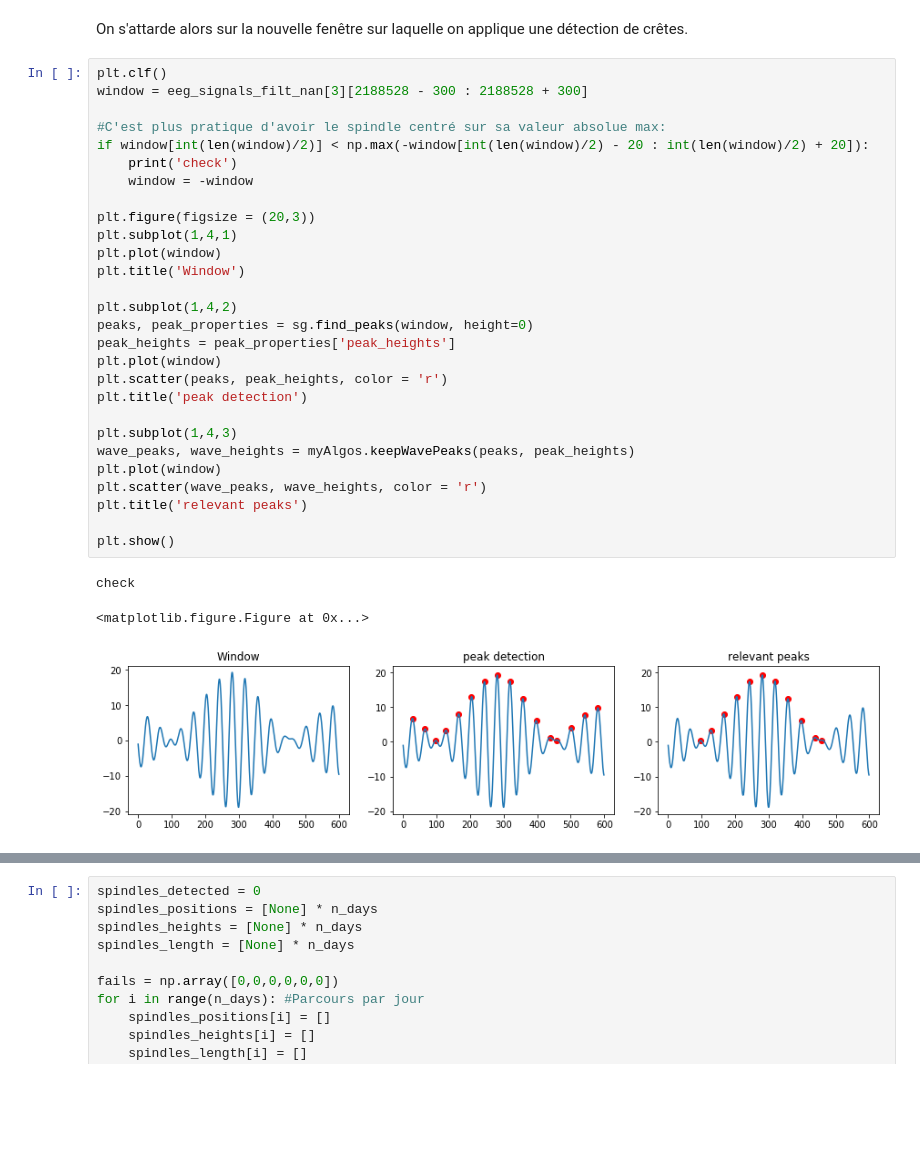
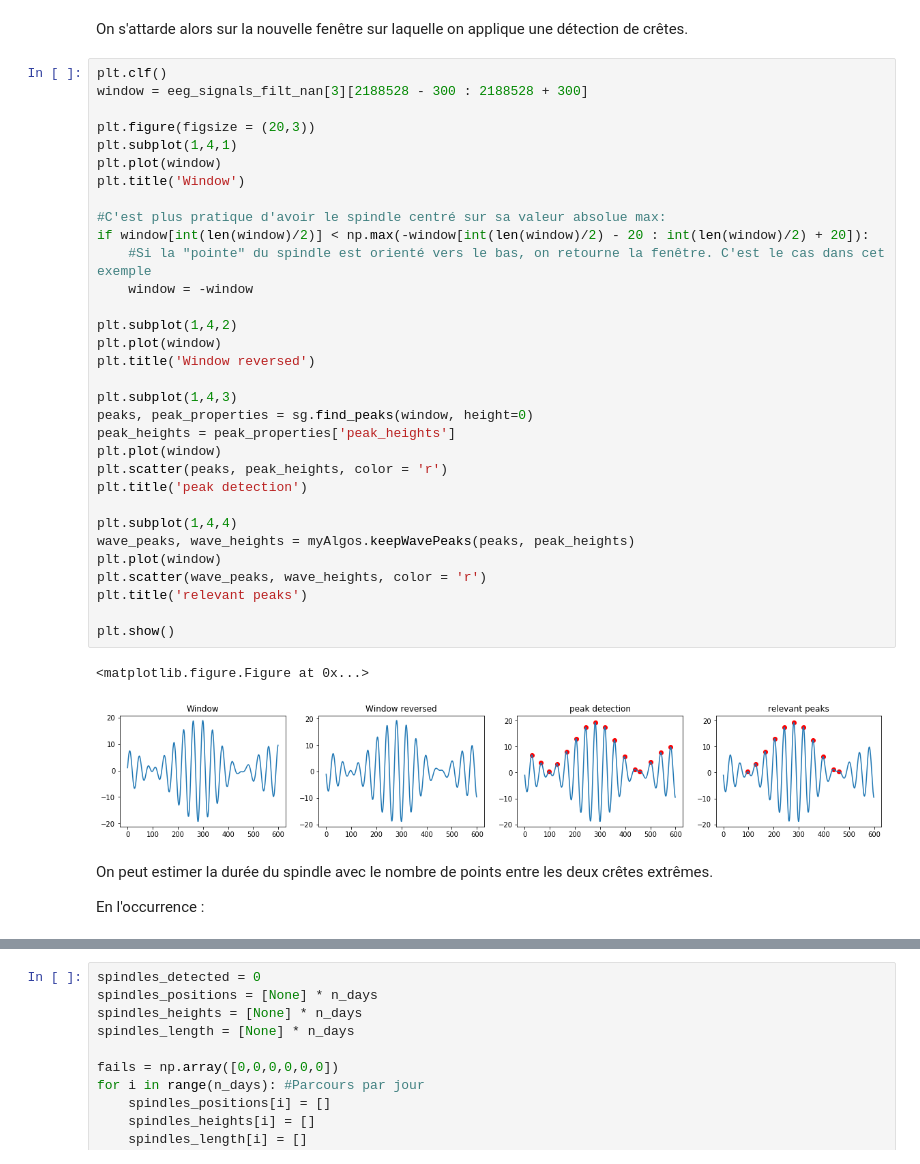
Before and after one commit to ArnoBen/SleepSpindles, a Jupyter notebook: SpindleDetection.ipynb, the cells around one changed output, grey strips where cells are left out. Cells and saved outputs as stored; diff of their text form; blank space fills up the shorter version.

```diff
--- a/SpindleDetection.ipynb
+++ b/SpindleDetection.ipynb
@@ -163,32 +164,39 @@ On s'attarde alors sur la nouvelle fenêtre sur laquelle on applique une détect
 # %%
 plt.clf()
 window = eeg_signals_filt_nan[3][2188528 - 300 : 2188528 + 300]
-
-#C'est plus pratique d'avoir le spindle centré sur sa valeur absolue max:
-if window[int(len(window)/2)] < np.max(-window[int(len(window)/2) - 20 : int(len(window)/2) + 20]):
-    print('check')
-    window = -window
 
 plt.figure(figsize = (20,3))
 plt.subplot(1,4,1)
 plt.plot(window)
 plt.title('Window')
 
+#C'est plus pratique d'avoir le spindle centré sur sa valeur absolue max:
+if window[int(len(window)/2)] < np.max(-window[int(len(window)/2) - 20 : int(len(window)/2) + 20]):
+    #Si la "pointe" du spindle est orienté vers le bas, on retourne la fenêtre. C'est le cas dans cet exemple
+    window = -window
+
 plt.subplot(1,4,2)
+plt.plot(window)
+plt.title('Window reversed')
+
+plt.subplot(1,4,3)
 peaks, peak_properties = sg.find_peaks(window, height=0)
 peak_heights = peak_properties['peak_heights']
 plt.plot(window)
 plt.scatter(peaks, peak_heights, color = 'r')
 plt.title('peak detection')
 
-plt.subplot(1,4,3)
+plt.subplot(1,4,4)
 wave_peaks, wave_heights = myAlgos.keepWavePeaks(peaks, peak_heights)
 plt.plot(window)
 plt.scatter(wave_peaks, wave_heights, color = 'r')
 plt.title('relevant peaks')
 
 plt.show()
 # %% [output]
-check
+<matplotlib.figure.Figure at 0x...>
-<matplotlib.figure.Figure at 0x...>
-[figure, old version]
+[figure, new version]
+# %% [markdown]
+On peut estimer la durée du spindle avec le nombre de points entre les deux crêtes extrêmes.
+
+En l'occurrence :
```
Also changed, not shown: parts of 6 cells of this notebook, 1 other file.
